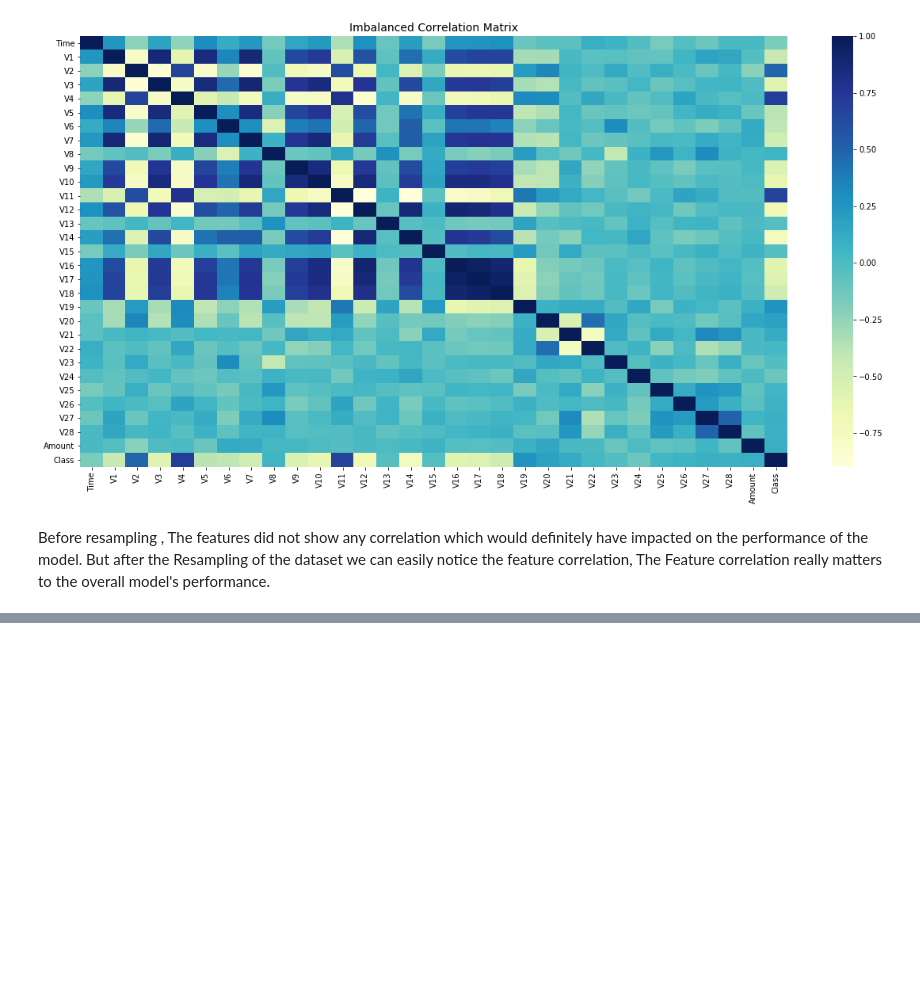
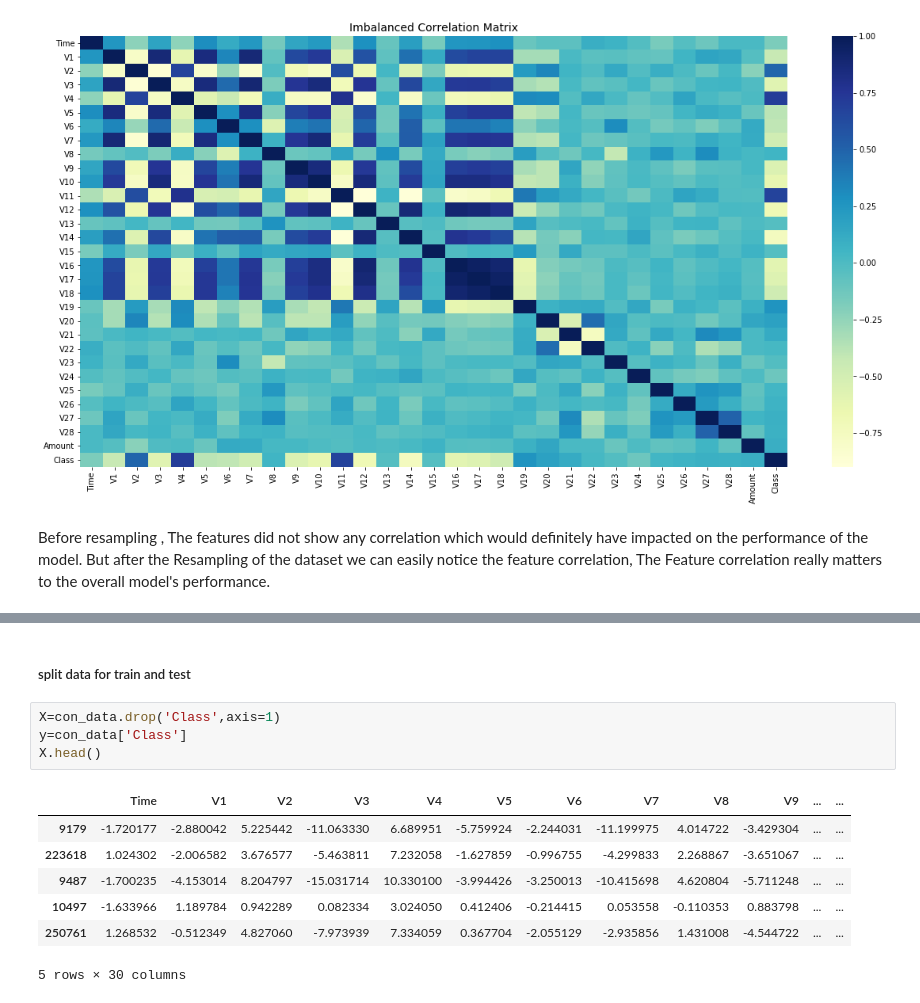
Before and after one commit to pgupta119/Credit-Card-Faurd-Detection-kaggle--dataset, a Jupyter notebook: Fraud Credit Card.ipynb, the cells around one changed output, grey strips where cells are left out. Saved outputs shown, nothing was run; the diff lists cells and outputs as text; blank space fills up the shorter version.

```diff
--- a/Fraud Credit Card.ipynb
+++ b/Fraud Credit Card.ipynb
@@ -132,0 +143,14 @@ Before resampling , The features did not show any correlation which would defini
+# %% [markdown]
+#####  split data for train and test
+# %%
+X=con_data.drop('Class',axis=1)
+y=con_data['Class']
+X.head()
+# %% [output]
+|  | Time | V1 | V2 | V3 | V4 | V5 | V6 | V7 | V8 | V9 | ... | ... |
+| 9179 | -1.720177 | -2.880042 | 5.225442 | -11.063330 | 6.689951 | -5.759924 | -2.244031 | -11.199975 | 4.014722 | -3.429304 | ... | ... |
+| 223618 | 1.024302 | -2.006582 | 3.676577 | -5.463811 | 7.232058 | -1.627859 | -0.996755 | -4.299833 | 2.268867 | -3.651067 | ... | ... |
+| 9487 | -1.700235 | -4.153014 | 8.204797 | -15.031714 | 10.330100 | -3.994426 | -3.250013 | -10.415698 | 4.620804 | -5.711248 | ... | ... |
+| 10497 | -1.633966 | 1.189784 | 0.942289 | 0.082334 | 3.024050 | 0.412406 | -0.214415 | 0.053558 | -0.110353 | 0.883798 | ... | ... |
+| 250761 | 1.268532 | -0.512349 | 4.827060 | -7.973939 | 7.334059 | 0.367704 | -2.055129 | -2.935856 | 1.431008 | -4.544722 | ... | ... |
+5 rows × 30 columns
```
Also changed, not shown: parts of 9 cells of this notebook.
